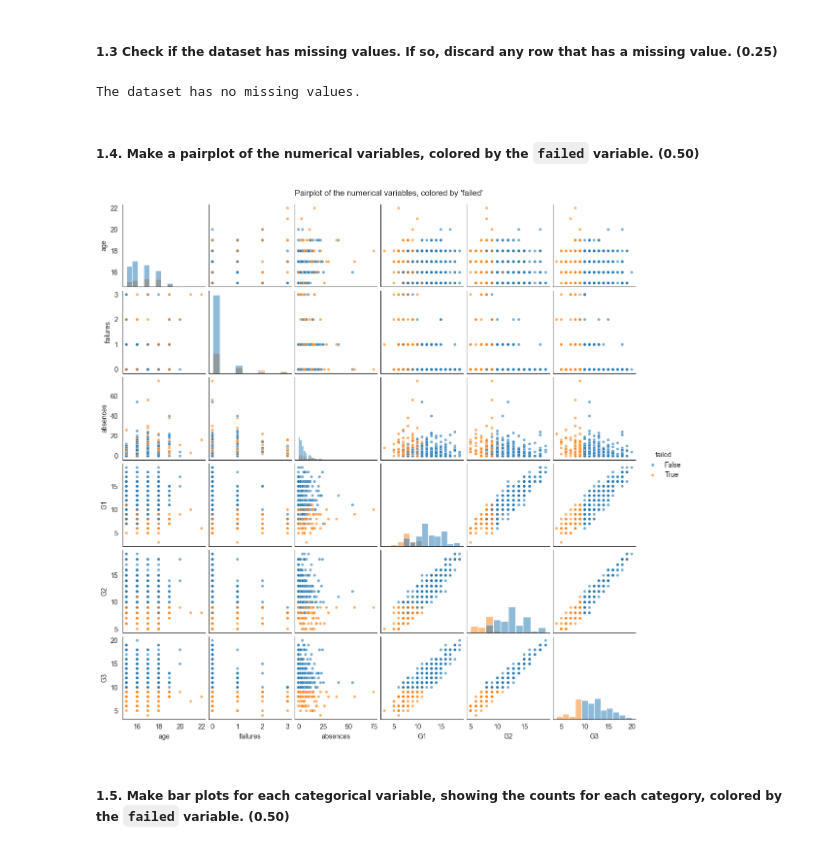
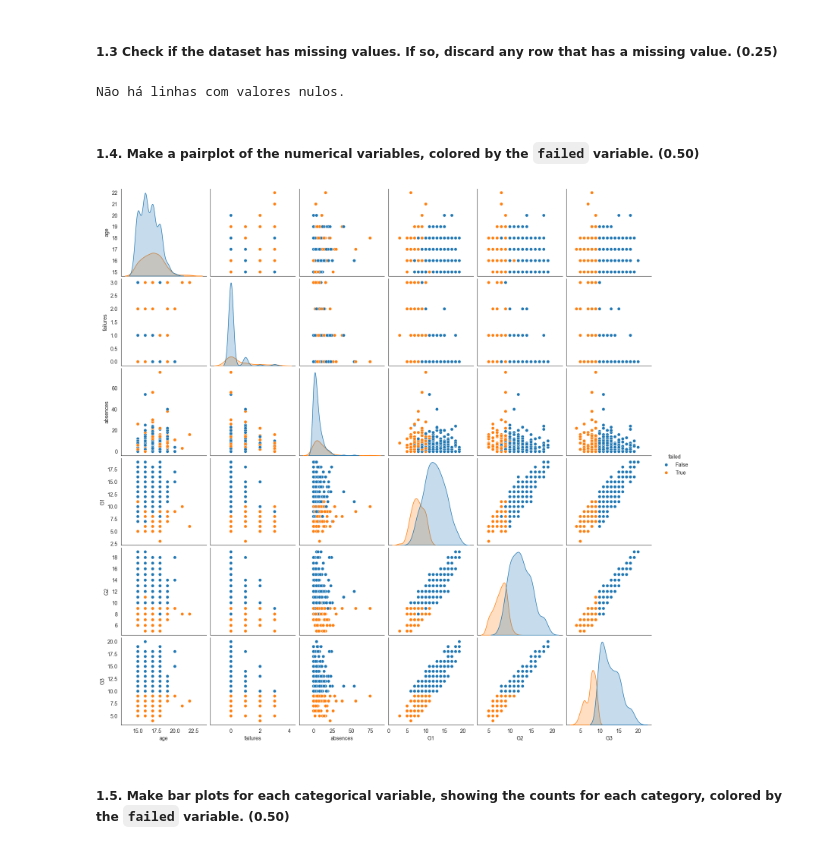
Before and after one commit to henri-0209/Project-AInt, a Jupyter notebook: Assignment 1/Assignment 1 26-27.ipynb, the cells around one changed output. Drawn from its saved outputs; the diff is of its cells as text; code cells hidden in the pictures.

```diff
--- a/Assignment 1/Assignment 1 26-27.ipynb
+++ b/Assignment 1/Assignment 1 26-27.ipynb
@@ -129,27 +129,25 @@ Numerical: 6 ['age', 'failures', 'absences', 'G1', 'G2', 'G3']
 Total: 34
 # %% [markdown]
 ##### **1.3** Check if the dataset has missing values. If so, discard any row that has a missing value. **(0.25)**
-# %%
-null_values = df.isnull().sum().sum()
-
-#primeiro sum() contabiliza a soma de valores nulos para cada coluna e o segundo sum() contabiliza a soma de cada contagem de nulos
-
-if null_values > 0:
-    df = df.dropna()
-    print("The dataset had", null_values, "missing values. The rows with missing values were discarded.")
-else:
-    print("The dataset has no missing values.")
-# %% [output]
-The dataset has no missing values.
+# %%
+linhas_vazias = df[df.isnull().any(axis=1)]
+
+if linhas_vazias.empty:
+    print("Não há linhas com valores nulos.")
+else:
+    print("A(s) linha(s) eliminada(s) foi/foram:\n")
+    print(linhas_vazias)
+
+    df = df.dropna() #Eliminar as linhas do DataFrame original
+# %% [output]
+Não há linhas com valores nulos.
 # %% [markdown]
 ##### **1.4.** Make a pairplot of the numerical variables, colored by the `failed` variable. **(0.50)**
-# %%
-sns.pairplot(df[numerical_vars + ["failed"]], hue="failed", diag_kind="hist",
-             plot_kws={"alpha": 0.6, "s": 18}, height=1.9)
-plt.suptitle("Pairplot of the numerical variables, colored by 'failed'", y=1.01)
-plt.show()
-# %% [output]
-[figure, removed]
+# %%
+sns.pairplot(df[numerical_vars + ["failed"]], hue="failed")
+plt.show()  #Ns se se faz algumas alterações a tamanhos de graficos, densidades das cores das bolas.
+# %% [output]
+[figure, added]
 # %% [markdown]
 ##### **1.5.** Make bar plots for each categorical variable, showing the counts for each category, colored by the `failed` variable. **(0.50)**
 # %%
```
Also changed, not shown: parts of 5 cells of this notebook.
